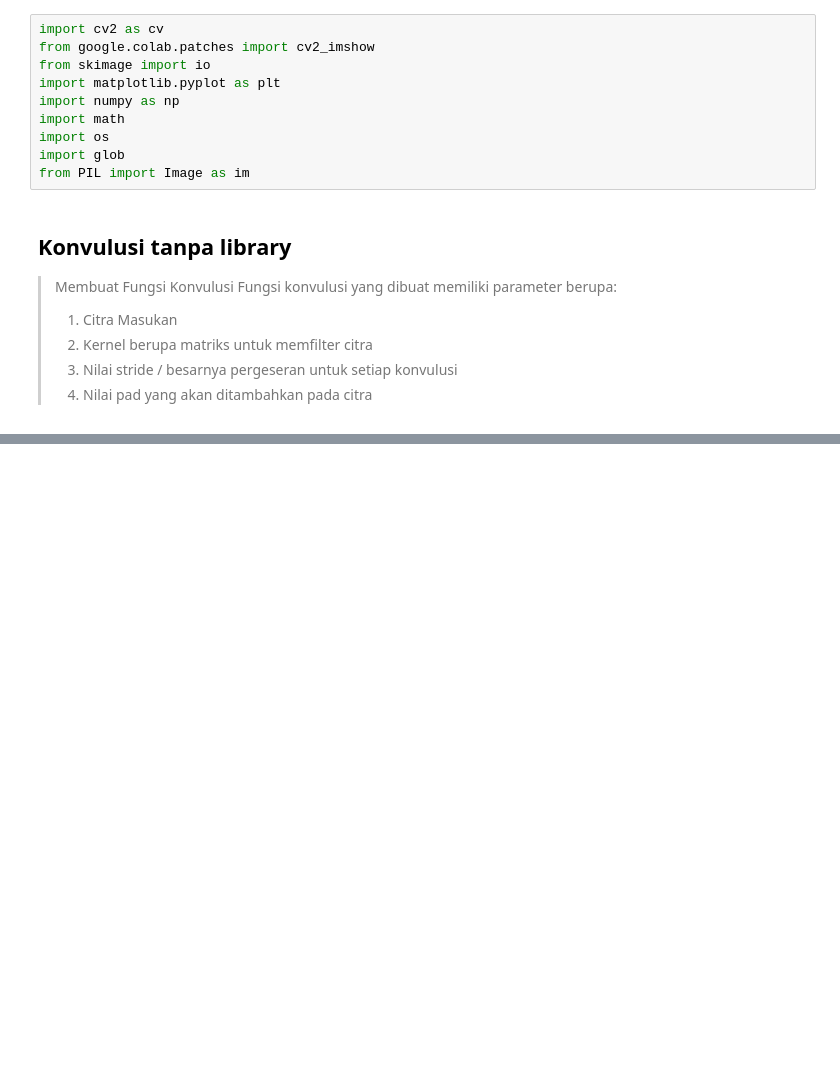
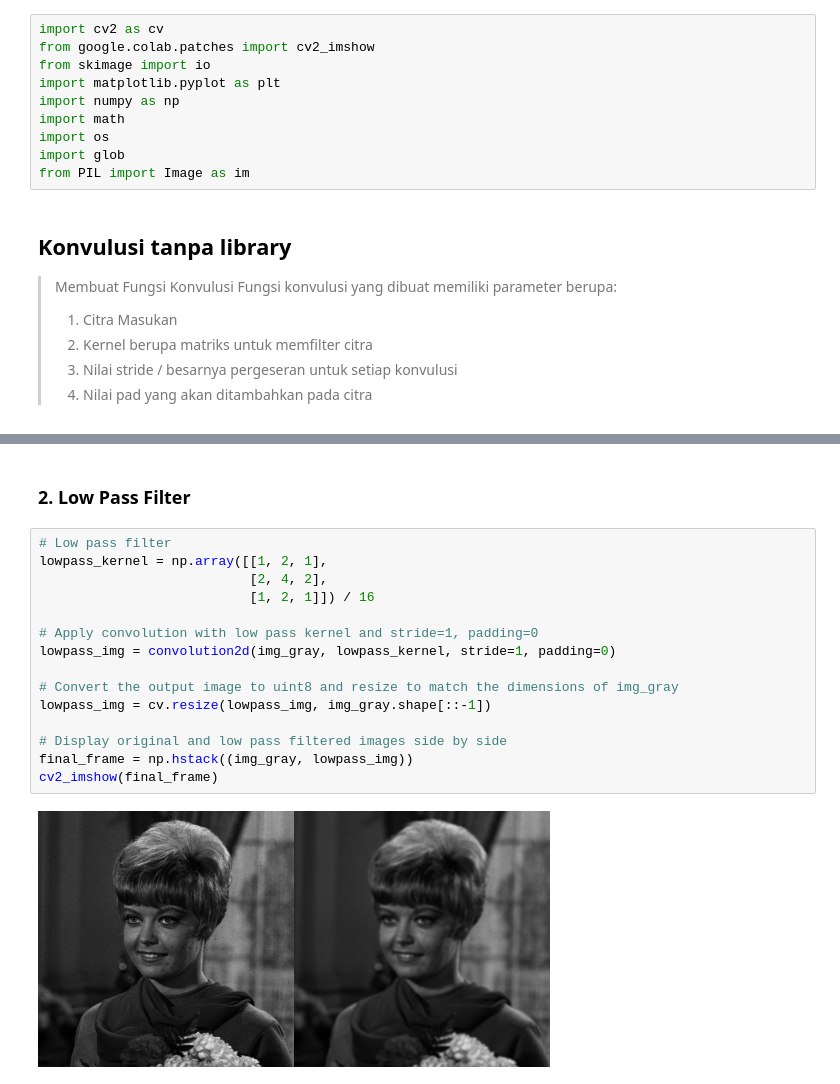
Before and after one commit to raihanhd12/PCVK_Genap_2023, a Jupyter notebook: Minggu 7/Week 7.ipynb, the cells around one changed output, grey strips where cells are left out. Drawn from its saved outputs; the diff is of its cells as text; blank space fills up the shorter version.

```diff
--- a/Minggu 7/Week 7.ipynb
+++ b/Minggu 7/Week 7.ipynb
@@ -77,0 +141,19 @@ cv2_imshow(final_frame)
+# %% [markdown]
+### 2. Low Pass Filter
+# %%
+# Low pass filter
+lowpass_kernel = np.array([[1, 2, 1],
+                           [2, 4, 2],
+                           [1, 2, 1]]) / 16
+
+# Apply convolution with low pass kernel and stride=1, padding=0
+lowpass_img = convolution2d(img_gray, lowpass_kernel, stride=1, padding=0)
+
+# Convert the output image to uint8 and resize to match the dimensions of img_gray
+lowpass_img = cv.resize(lowpass_img, img_gray.shape[::-1])
+
+# Display original and low pass filtered images side by side
+final_frame = np.hstack((img_gray, lowpass_img))
+cv2_imshow(final_frame)
+# %% [output]
+[figure, added]
```
Also changed, not shown: parts of 24 cells of this notebook.
